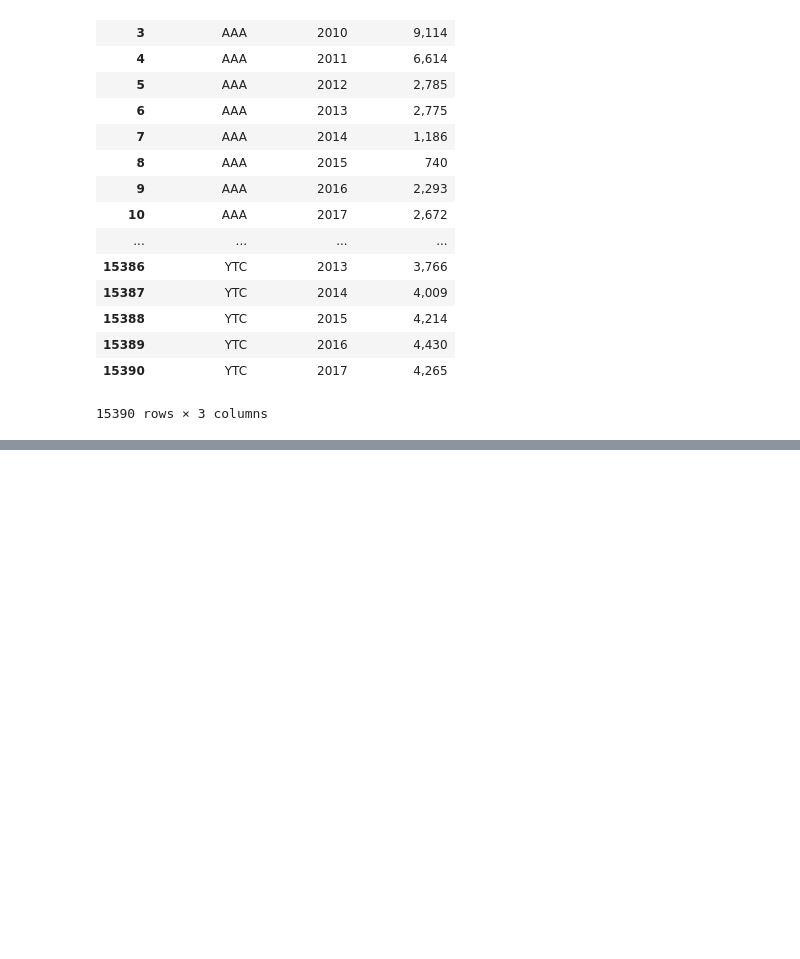
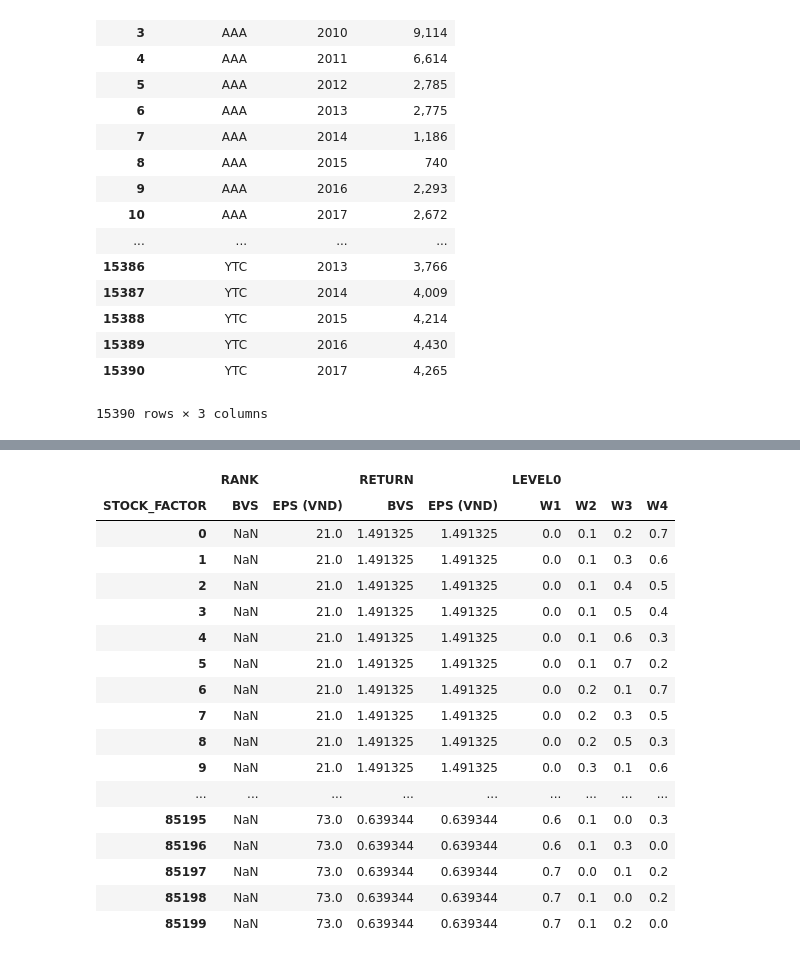
Before and after one commit to lclumos/condaExpress, a Jupyter notebook: _lab_.ipynb, the cells around one changed output, grey strips where cells are left out. Cells and saved outputs as stored; diff of their text form; code cells hidden in the pictures; blank space fills up the shorter version.

```diff
--- a/_lab_.ipynb
+++ b/_lab_.ipynb
@@ -145,3 +145,69 @@ ds_price2['INDEX'] += 1
 ds_pricef = ds_price.merge(ds_price1, on='INDEX', right_index=True).merge(ds_price2, on='INDEX', right_index=True)
 
 ds_pricef
+# %%
+import sqlite3
+import numpy as np
+import pandas as pd
+import itertools
+import time
+
+st = time.time()
+
+conn = sqlite3.connect("stock.db")
+ds_ratio = pd.read_sql_query('select STOCK_CODE, STOCK_FACTOR, STOCK_YEAR, STOCK_DATA from VCSC_FINANCIAL_RATIO', conn)
+ds_price = pd.read_sql_query('select STOCK_CODE, STOCK_DATE, STOCK_CLOSE from VCSC_STOCK_PRICE', conn)
+conn.close()
+
+print("1--- %s seconds ---" % (time.time() - st))
+st = time.time()
+
+
+ds_weight = np.arange(0.0, 1.1, 0.1)
+ds_weight = np.around(numbers, decimals=2)
+ds_weight = [x for x in itertools.permutations(ds_weight, 4) if sum(x) == 1]
+ds_weight = pd.DataFrame(ds_weight,columns=('W1','W2','W3','W4'))
+
+ds_ratio = ds_ratio.loc[ds_ratio['STOCK_FACTOR'].isin(['EPS (VND)', 'BVS'])]
+ds_ratio = ds_ratio.loc[ds_ratio['STOCK_YEAR'].str.contains('TTM')==False]
+ds_ratio['STOCK_DATA'] = ds_ratio['STOCK_DATA'].str.replace('-', '')
+ds_ratio['STOCK_DATA'] = ds_ratio['STOCK_DATA'].str.replace(',', '')
+ds_ratio['STOCK_DATA'] = pd.to_numeric(ds_ratio['STOCK_DATA'])
+ds_ratio['STOCK_YEAR'] = pd.to_numeric(ds_ratio['STOCK_YEAR'])
+
+ds_price['STOCK_DATE'] = pd.to_datetime(ds_price['STOCK_DATE'], format='%m/%d/%Y')
+ds_price['STOCK_YEAR'] = ds_price['STOCK_DATE'].dt.year
+ds_price['STOCK_QUARTER'] = ds_price['STOCK_YEAR'].astype('str') + ds_price['STOCK_DATE'].dt.quarter.astype('str')
+ds_price['STOCK_CLOSE'] = ds_price['STOCK_CLOSE'].str.replace(',', '').astype(float)
+
+ds_price = ds_price.sort_values(['STOCK_DATE'], ascending=[False]).groupby(['STOCK_CODE', 'STOCK_QUARTER']).nth(0)
+ds_price['NEXT-PRICE-Q'] = ds_price.groupby(level=0)['STOCK_CLOSE'].shift(-1)
+ds_price = ds_price.sort_values(['STOCK_DATE'], ascending=[False]).groupby(['STOCK_CODE', 'STOCK_YEAR']).nth(0)
+ds_price['NEXT-PRICE-Y'] = ds_price.groupby(level=0)['STOCK_CLOSE'].shift(-1)
+
+ds_ratio = ds_ratio.merge(ds_price, left_on=['STOCK_CODE', 'STOCK_YEAR'], right_on=['STOCK_CODE', 'STOCK_YEAR'], how='right')
+ds_ratio['XP'] = ds_ratio['STOCK_DATA'].div(ds_ratio['NEXT-PRICE-Q'])
+ds_ratio['RETURN'] = ds_ratio['NEXT-PRICE-Y'].div(ds_ratio['NEXT-PRICE-Q'])
+ds_ratio['RANK'] = ds_ratio.groupby(['STOCK_FACTOR', 'STOCK_YEAR'])['XP'].rank('dense', ascending=False)
+ds_ratio['DECILE'] = (ds_ratio.groupby(['STOCK_FACTOR', 'STOCK_YEAR'])['XP']
+                                .apply(lambda x: pd.qcut(x,10,duplicates='drop',labels=False)))
+
+ds_ratio = ds_ratio.loc[ds_ratio['DECILE'] == 9.0]
+
+ds_rpivot = ds_ratio.pivot_table(index=['STOCK_YEAR', 'STOCK_CODE'], columns='STOCK_FACTOR', values=['RANK', 'RETURN'])
+ds_rpivot['RETURN'] = ds_rpivot.xs('RETURN', level=0, axis=1)[['BVS', 'EPS (VND)']].mean(axis=1)
+
+
+ds_weight.columns = pd.MultiIndex.from_product([['LEVEL0'], ds_weight.columns])
+
+
+ds_weight
+
+
+ds_rpivot['tmp'] = 1
+ds_weight['tmp'] = 1
+
+df = pd.merge(ds_rpivot, ds_weight, on=['tmp'])
+df = df.drop('tmp', axis=1)
+df
+# %% [output]
@@ -147,0 +215,18 @@ ds_pricef
+|  | RANK |  | RETURN |  | LEVEL0 |  |  |  |
+| STOCK_FACTOR | BVS | EPS (VND) | BVS | EPS (VND) | W1 | W2 | W3 | W4 |
+| 0 | NaN | 21.0 | 1.491325 | 1.491325 | 0.0 | 0.1 | 0.2 | 0.7 |
+| 1 | NaN | 21.0 | 1.491325 | 1.491325 | 0.0 | 0.1 | 0.3 | 0.6 |
+| 2 | NaN | 21.0 | 1.491325 | 1.491325 | 0.0 | 0.1 | 0.4 | 0.5 |
+| 3 | NaN | 21.0 | 1.491325 | 1.491325 | 0.0 | 0.1 | 0.5 | 0.4 |
+| 4 | NaN | 21.0 | 1.491325 | 1.491325 | 0.0 | 0.1 | 0.6 | 0.3 |
+| 5 | NaN | 21.0 | 1.491325 | 1.491325 | 0.0 | 0.1 | 0.7 | 0.2 |
+| 6 | NaN | 21.0 | 1.491325 | 1.491325 | 0.0 | 0.2 | 0.1 | 0.7 |
+| 7 | NaN | 21.0 | 1.491325 | 1.491325 | 0.0 | 0.2 | 0.3 | 0.5 |
+| 8 | NaN | 21.0 | 1.491325 | 1.491325 | 0.0 | 0.2 | 0.5 | 0.3 |
+| 9 | NaN | 21.0 | 1.491325 | 1.491325 | 0.0 | 0.3 | 0.1 | 0.6 |
+| ... | ... | ... | ... | ... | ... | ... | ... | ... |
+| 85195 | NaN | 73.0 | 0.639344 | 0.639344 | 0.6 | 0.1 | 0.0 | 0.3 |
+| 85196 | NaN | 73.0 | 0.639344 | 0.639344 | 0.6 | 0.1 | 0.3 | 0.0 |
+| 85197 | NaN | 73.0 | 0.639344 | 0.639344 | 0.7 | 0.0 | 0.1 | 0.2 |
+| 85198 | NaN | 73.0 | 0.639344 | 0.639344 | 0.7 | 0.1 | 0.0 | 0.2 |
+| 85199 | NaN | 73.0 | 0.639344 | 0.639344 | 0.7 | 0.1 | 0.2 | 0.0 |
```
Also changed, not shown: parts of 1 cell of this notebook, 3 other files.
